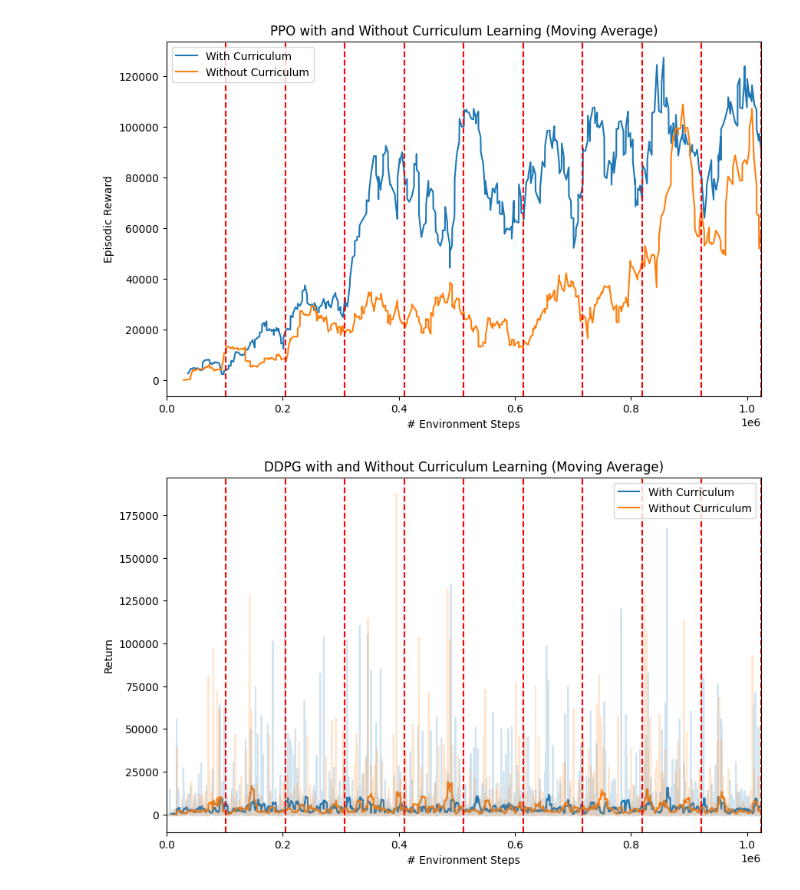
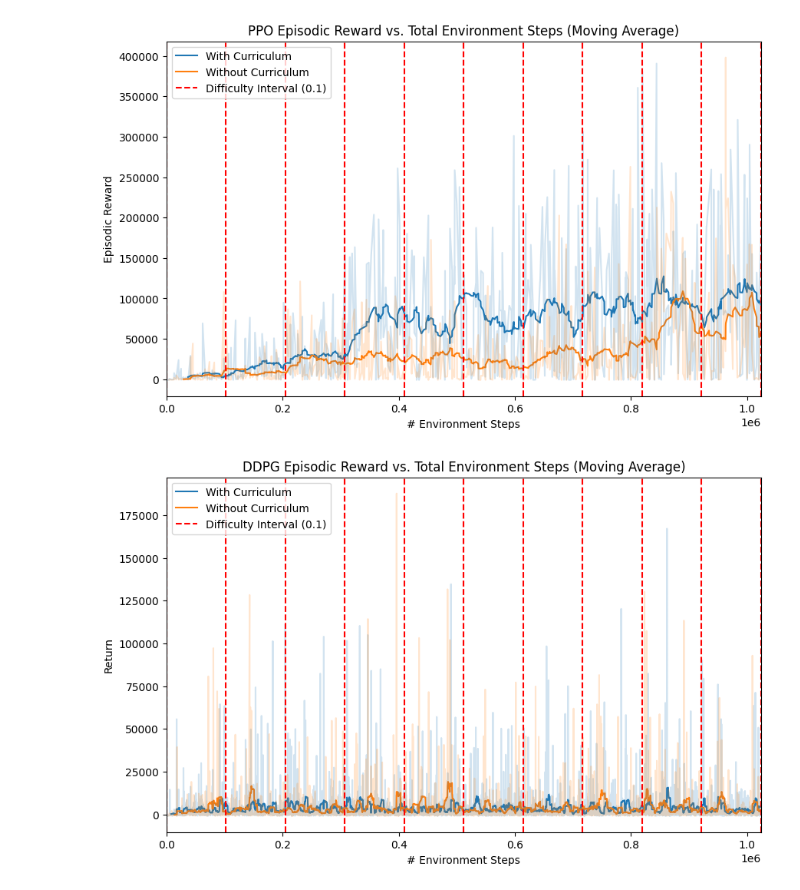
Before and after one commit to bryli/cs285_project, a Jupyter notebook: plotting/plots.ipynb, the cells around one changed output. Drawn from its saved outputs; the diff is of its cells as text; code cells hidden in the pictures.

Commit message:
Finished evaluation and plotting, as well as training for the final 12M PPO model

```diff
--- a/plotting/plots.ipynb
+++ b/plotting/plots.ipynb
@@ -10,27 +10,28 @@ plot_plt = lambda df, **kw : plt.plot(df["step"], df["value"], **kw)
 plot_plt_rolling = lambda df, window, **kw : plt.plot(df["step"], pd.DataFrame(df["value"]).rolling(window=window).mean(), **kw)
 
 def plot_diff(color='red', interval=102400):
-    x = np.arange(0, interval * 11, interval)
+    x = np.arange(1, interval * 11, interval)
+    plt.axvline(x = 0, color=color, linestyle='dashed', label="Difficulty Interval (0.1)")
     for i in x:
         plt.axvline(x = i, color=color, linestyle='dashed')
 # %%
 fig = plt.figure(figsize=(10, 6))
 PLOT1_WINDOW=20
 ppo_c = plot_plt_rolling(ppo_curriculum, PLOT1_WINDOW, label="With Curriculum")
 ppo_n = plot_plt_rolling(ppo_norm, PLOT1_WINDOW, label="Without Curriculum")
-# plot_plt(ppo_curriculum, alpha=0.2, color=ppo_c[0].get_color())
-# plot_plt(ppo_norm, alpha=0.2, color=ppo_n[0].get_color())
+plot_plt(ppo_curriculum, alpha=0.2, color=ppo_c[0].get_color())
+plot_plt(ppo_norm, alpha=0.2, color=ppo_n[0].get_color())
 plt.xlabel("# Environment Steps")
 plt.ylabel("Episodic Reward")
 plt.xlim((0, 1024000))
 plot_diff()
 plt.legend()
 
-plt.title("PPO with and Without Curriculum Learning (Moving Average)")
+plt.title("PPO Episodic Reward vs. Total Environment Steps (Moving Average)")
 
-plt.savefig("images/PPO_figure_with_no_window.png")
+plt.savefig("images/PPO_figure.png")
 # %% [output]
-[figure, old version]
+[figure, new version]
 # %%
 ddpg_curriculum = extract_tensorboard_scalars("../logs/quad_with_vision__ddpg_cir__1__1702369471", scalar_keys="charts/episodic_return")['charts/episodic_return']
 ddpg_norm = extract_tensorboard_scalars("../logs/quad_with_vision__ddpg_no_cir__1__1702345762", scalar_keys="charts/episodic_return")['charts/episodic_return']
@@ -49,11 +50,11 @@ plt.xlim((0, 1024000))
 plot_diff()
 plt.legend()
 
-plt.title("DDPG with and Without Curriculum Learning (Moving Average)")
+plt.title("DDPG Episodic Reward vs. Total Environment Steps (Moving Average)")
 
 plt.savefig("images/DDPG_figure.png")
 # %% [output]
-[figure, old version]
+[figure, new version]
 # %%
 sac_curriculum = extract_tensorboard_scalars("../logs/sac_cirr", scalar_keys="charts/episodic_return")['charts/episodic_return']
 sac_norm = extract_tensorboard_scalars("../logs/sac_wo_cirr", scalar_keys="charts/episodic_return")['charts/episodic_return']
```
Also changed, not shown: parts of 6 cells of this notebook, 14 other files.
